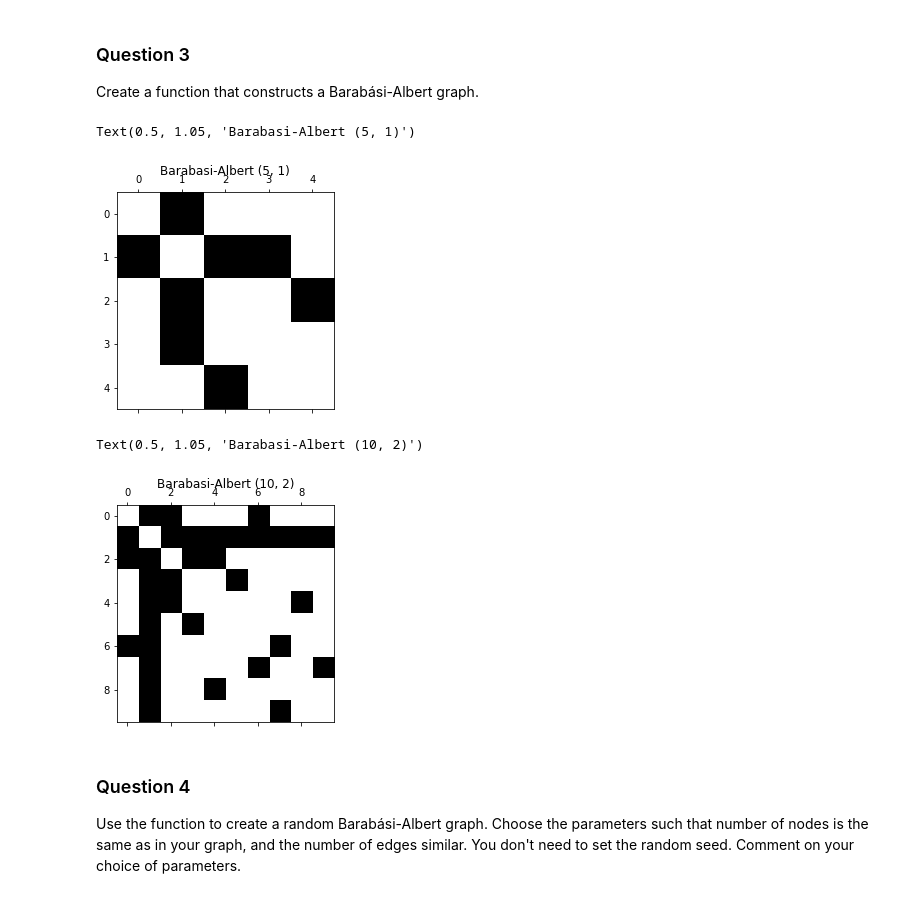
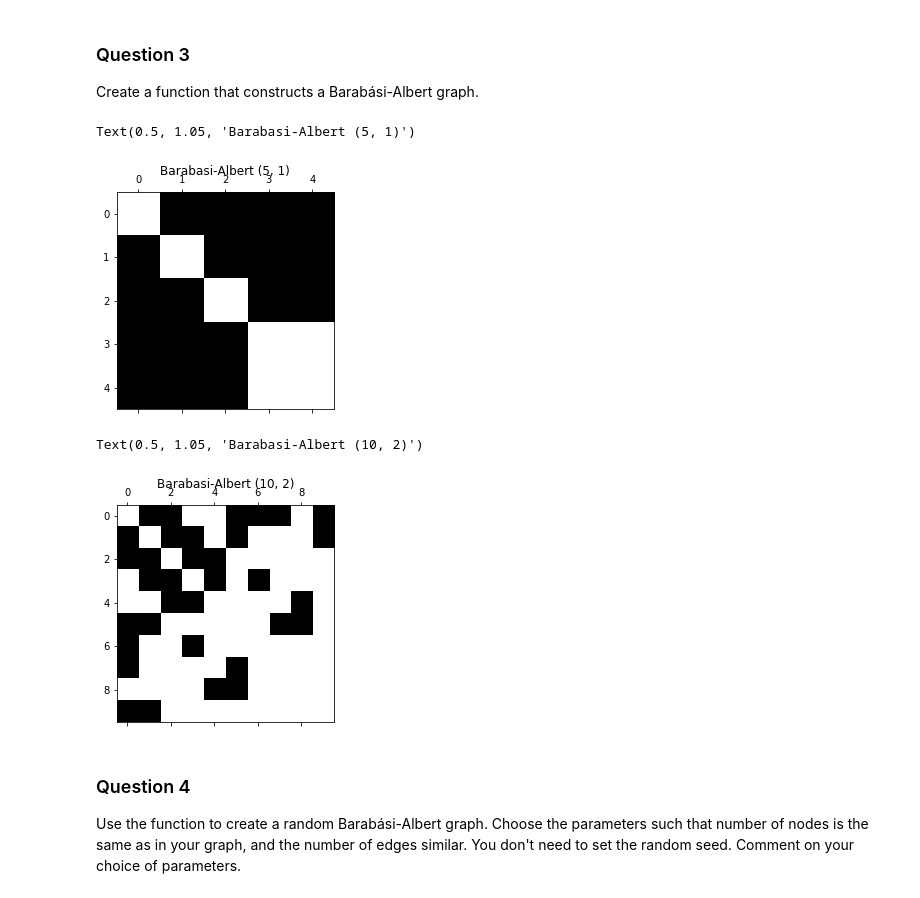
Before and after one commit to dsalathe/group_ntds, a Jupyter notebook: 2_network_models.ipynb, the cells around one changed output. Cells and saved outputs as stored; diff of their text form; code cells hidden in the pictures.

```diff
--- a/2_network_models.ipynb
+++ b/2_network_models.ipynb
@@ -31,7 +31,8 @@ import numpy as np
 
 adjacency =  np.load('data/adjacency_sym_mtx_uw.npy')  # the adjacency matrix
 n_nodes =  adjacency.shape[0] # the number of nodes in the network
-n_edges =  (adjacency.sum() - 1) / 2 # the number of edges in the network
+adjacency[np.diag_indices_from(adjacency)] = 0 # set diagonal elements to 0 (see comment)
+n_edges =  adjacency.sum() / 2 # the number of edges in the network
 # %% [markdown]
 **Comment 1:** <br>
 We have decided to import the symmetric unweighted adjacency matrix, previously computed in Milestone one. Why symmetric and unweighted ? <br>
@@ -145,13 +146,10 @@ def barabasi_albert(n, m, seed=None):
         The adjacency matrix of a graph.
     """
 
-    # QUESTION : should we select m random nodes first ?
-    # (I don't think so because the order of the lines in the adjacency matrix don't matter)
-    # + Handle case m=1 ?
-
     # Initialize number of nodes : must be at least the number of
     # edges to attach from a new node to existing node
     n_nodes = m+1
+    np.random.seed(seed)
 
     # create full adjacency matrix (more efficient than adding nodes
     # step by step)
@@ -162,11 +160,11 @@ def barabasi_albert(n, m, seed=None):
             adj_graph[i, j] = 1
 
     # keep table of degree of each node for preferential attachement
-    degrees = np.ones(n_nodes) * (n_nodes-1)
+    degrees = np.ones(n_nodes) * m
     probas = np.ones(n_nodes)/n_nodes
 
     while n_nodes < n :
-        new_neighbours = np.random.choice(range(n_nodes), m, False, probas)
+        new_neighbours = np.random.choice(n_nodes, m, False, probas)
         adj_graph[n_nodes, new_neighbours] = 1
 
         # Update degrees and probas
@@ -179,19 +177,19 @@ def barabasi_albert(n, m, seed=None):
     # symmetrize matrix
     return adj_graph + adj_graph.T
 # %%
-ba = barabasi_albert(5, 1, 9087)
+ba = barabasi_albert(5, 3, 9087)
 plt.spy(ba)
 plt.title('Barabasi-Albert (5, 1)')
 # %% [output]
 Text(0.5, 1.05, 'Barabasi-Albert (5, 1)')
-[figure, old version]
+[figure, new version]
 # %%
 ba = barabasi_albert(10, 2, 8708)
 plt.spy(ba)
 plt.title('Barabasi-Albert (10, 2)')
 # %% [output]
 Text(0.5, 1.05, 'Barabasi-Albert (10, 2)')
-[figure, old version]
+[figure, new version]
 # %% [markdown]
 ### Question 4
 
```
Also changed, not shown: parts of 5 cells of this notebook, 1 other file.
